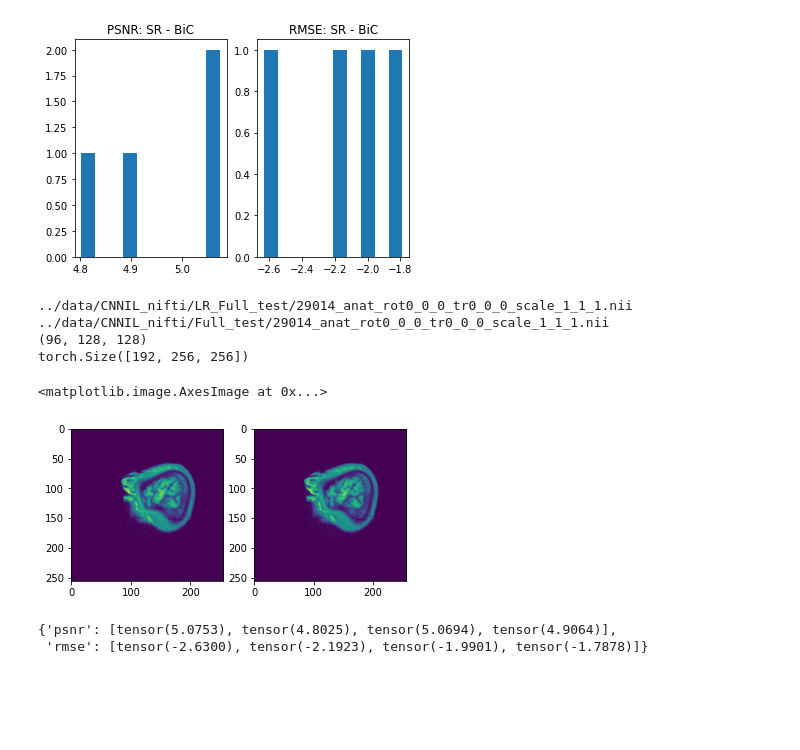
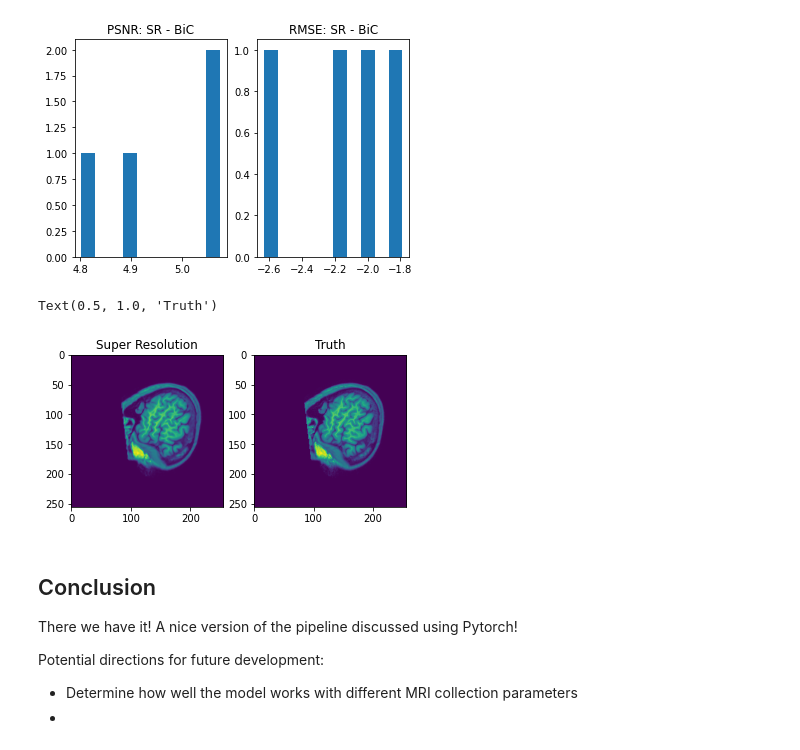
Before and after one commit to Lawreros/Super-Resolution, a Jupyter notebook: CNNIL/main.ipynb, the cells around one changed output. Cells and saved outputs as stored; diff of their text form; code cells hidden in the pictures; blank space fills up the shorter version.

```diff
--- a/CNNIL/main.ipynb
+++ b/CNNIL/main.ipynb
@@ -601,18 +546,19 @@ Text(0.5, 1.0, 'RMSE: SR - BiC')
 # %%
 import matplotlib.pyplot as plt
 
 fig, axs = plt.subplots(1, 2)
-axs[0].imshow(torch.squeeze(output_2[30,:,:],0))
-axs[1].imshow(sr.load_image(im_hr[-1])[30,:,:])
+axs[0].imshow(torch.squeeze(output_2[40,:,:],0))
+axs[0].set_title('Super Resolution')
+axs[1].imshow(sr.load_image(im_hr[-1])[40,:,:])
+axs[1].set_title('Truth')
 # %% [output]
-../data/CNNIL_nifti/LR_Full_test/29014_anat_rot0_0_0_tr0_0_0_scale_1_1_1.nii
-../data/CNNIL_nifti/Full_test/29014_anat_rot0_0_0_tr0_0_0_scale_1_1_1.nii
-(96, 128, 128)
-torch.Size([192, 256, 256])
+Text(0.5, 1.0, 'Truth')
-<matplotlib.image.AxesImage at 0x...>
-[figure, old version]
+[figure, new version]
-# %%
-comp
-# %% [output]
-{'psnr': [tensor(5.0753), tensor(4.8025), tensor(5.0694), tensor(4.9064)],
- 'rmse': [tensor(-2.6300), tensor(-2.1923), tensor(-1.9901), tensor(-1.7878)]}
+# %% [markdown]
+## Conclusion
+
+There we have it! A nice version of the pipeline discussed using Pytorch!
+
+Potential directions for future development:
+- Determine how well the model works with different MRI collection parameters
+-
```
Also changed, not shown: parts of 25 cells of this notebook.
